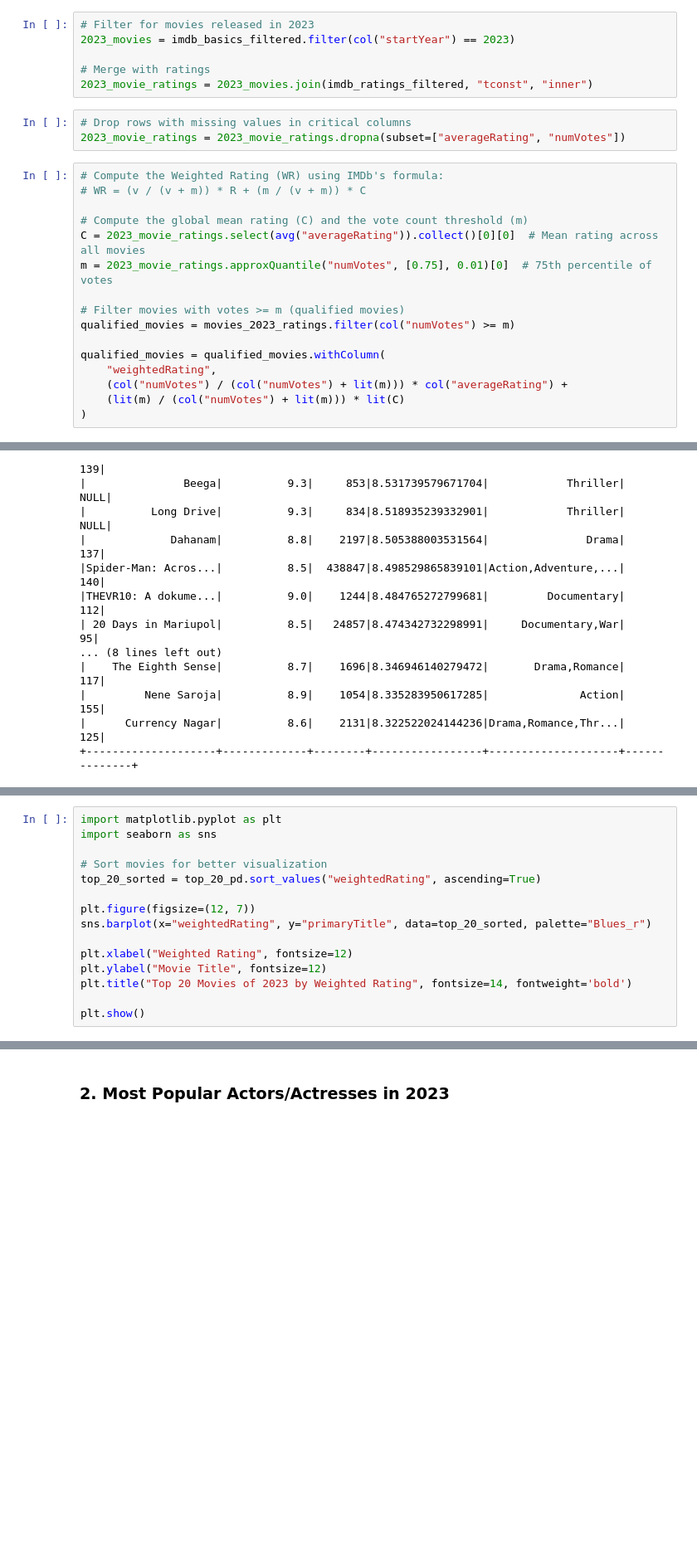
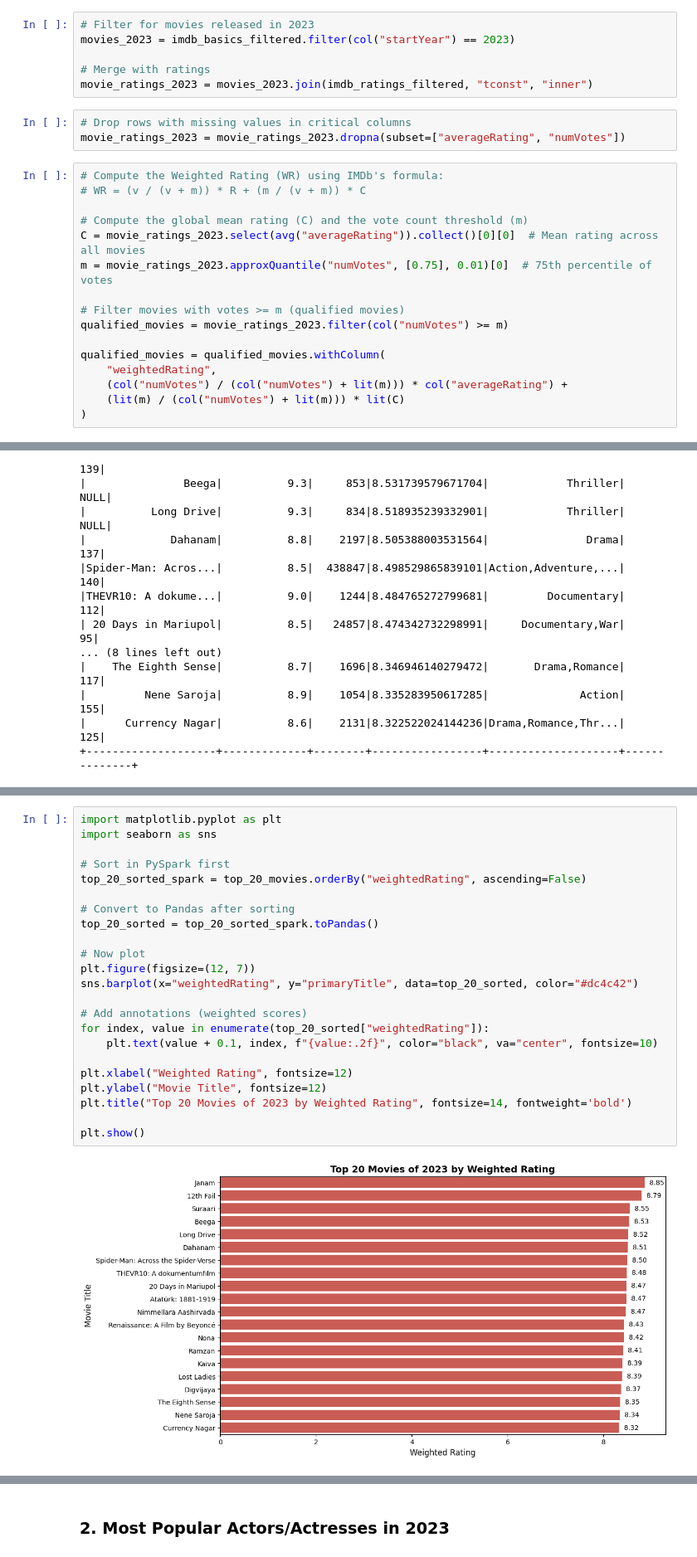
Before and after one commit to atomicshells/imdb-project, a Jupyter notebook: notebooks/exploratory-analysis.ipynb, the cells around one changed output, grey strips where cells are left out. Shown at 83% size. Saved outputs shown, nothing was run; the diff lists cells and outputs as text; blank space fills up the shorter version.

```diff
--- a/notebooks/exploratory-analysis.ipynb
+++ b/notebooks/exploratory-analysis.ipynb
@@ -494,23 +497,23 @@ https://www.imdb.com/chart/top/?ref_=nb_mv_3_chttp
 #### Filter 2023 Data
 # %%
 # Filter for movies released in 2023
-2023_movies = imdb_basics_filtered.filter(col("startYear") == 2023)
+movies_2023 = imdb_basics_filtered.filter(col("startYear") == 2023)
 
 # Merge with ratings
-2023_movie_ratings = 2023_movies.join(imdb_ratings_filtered, "tconst", "inner")
+movie_ratings_2023 = movies_2023.join(imdb_ratings_filtered, "tconst", "inner")
 # %%
 # Drop rows with missing values in critical columns
-2023_movie_ratings = 2023_movie_ratings.dropna(subset=["averageRating", "numVotes"])
+movie_ratings_2023 = movie_ratings_2023.dropna(subset=["averageRating", "numVotes"])
 # %%
 # Compute the Weighted Rating (WR) using IMDb's formula:
 # WR = (v / (v + m)) * R + (m / (v + m)) * C
 
 # Compute the global mean rating (C) and the vote count threshold (m)
-C = 2023_movie_ratings.select(avg("averageRating")).collect()[0][0]  # Mean rating across all movies
-m = 2023_movie_ratings.approxQuantile("numVotes", [0.75], 0.01)[0]  # 75th percentile of votes
+C = movie_ratings_2023.select(avg("averageRating")).collect()[0][0]  # Mean rating across all movies
+m = movie_ratings_2023.approxQuantile("numVotes", [0.75], 0.01)[0]  # 75th percentile of votes
 
 # Filter movies with votes >= m (qualified movies)
-qualified_movies = movies_2023_ratings.filter(col("numVotes") >= m)
+qualified_movies = movie_ratings_2023.filter(col("numVotes") >= m)
 
 qualified_movies = qualified_movies.withColumn(
     "weightedRating",
@@ -561,15 +618,25 @@ top_20_pd = top_20_appended.toPandas()
 # %%
 import matplotlib.pyplot as plt
 import seaborn as sns
 
-# Sort movies for better visualization
-top_20_sorted = top_20_pd.sort_values("weightedRating", ascending=True)
+# Sort in PySpark first
+top_20_sorted_spark = top_20_movies.orderBy("weightedRating", ascending=False)
 
+# Convert to Pandas after sorting
+top_20_sorted = top_20_sorted_spark.toPandas()
+
+# Now plot
 plt.figure(figsize=(12, 7))
-sns.barplot(x="weightedRating", y="primaryTitle", data=top_20_sorted, palette="Blues_r")
+sns.barplot(x="weightedRating", y="primaryTitle", data=top_20_sorted, color="#dc4c42")
+
+# Add annotations (weighted scores)
+for index, value in enumerate(top_20_sorted["weightedRating"]):
+    plt.text(value + 0.1, index, f"{value:.2f}", color="black", va="center", fontsize=10)
 
 plt.xlabel("Weighted Rating", fontsize=12)
 plt.ylabel("Movie Title", fontsize=12)
 plt.title("Top 20 Movies of 2023 by Weighted Rating", fontsize=14, fontweight='bold')
 
 plt.show()
+# %% [output]
+[figure, added]
```
Also changed, not shown: parts of 28 cells of this notebook.
